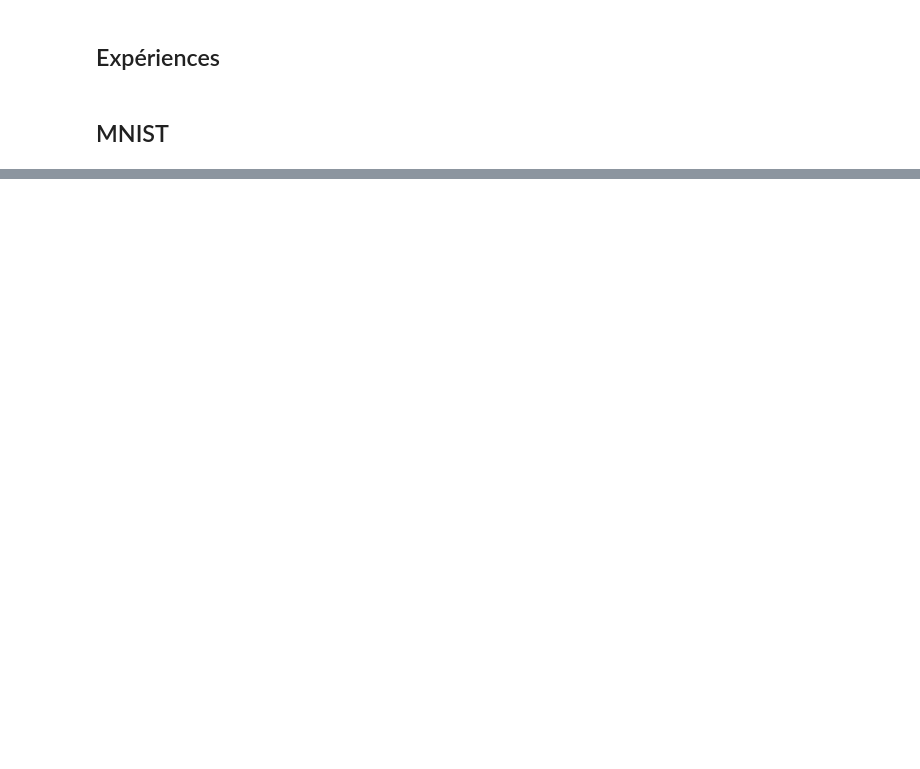
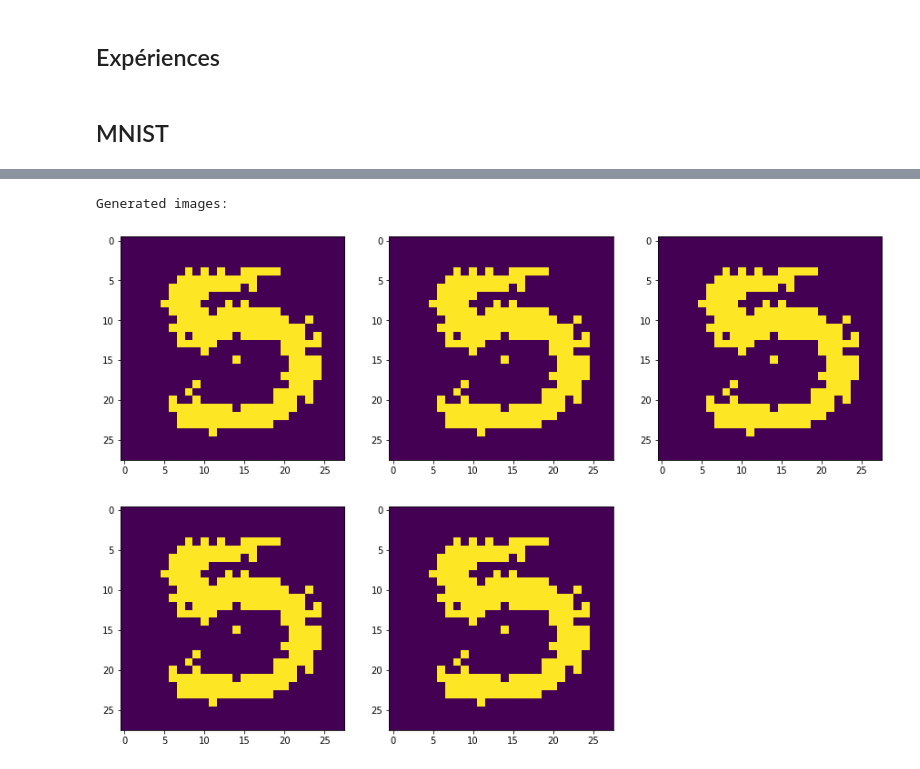
Before and after one commit to EugeneSel/RestrictedBoltzmannMachines, a Jupyter notebook: sielskyi_tp_rbm.ipynb, the cells around one changed output, grey strips where cells are left out. Saved outputs shown, nothing was run; the diff lists cells and outputs as text; code cells hidden in the pictures; blank space fills up the shorter version.

Commit message:
added MNIST trained RBM

```diff
--- a/sielskyi_tp_rbm.ipynb
+++ b/sielskyi_tp_rbm.ipynb
@@ -163,6 +160,9 @@ plt.show()
 # %%
 # load MNIST data - handwritten digits:
 mnist = scipy.io.loadmat('data/mnist_all.mat')
+
+# MNIST image size:
+mnist_img_size = (28, 28)
 # %%
 # Merge training and test data for each class:
 for class_index in range(10):
@@ -170,3 +170,24 @@ for class_index in range(10):
         (mnist['train' + str(class_index)],
         mnist['test' + str(class_index)]), axis=0
     )
+# %%
+# Character classes to learn:
+train_classes = [5]
+
+# Create a MNIST training dataset:
+mnist_dataset = np.concatenate(
+    [mnist['train' + str(class_index)] for class_index in train_classes],
+    axis=0
+)
+
+# Binarise data:
+mnist_dataset = np.where(mnist_dataset > 0, 1, 0)
+# %%
+# Create another RBM:
+mnist_rbm = RBM(mnist_dataset.shape[-1], HIDDEN_UNITS)
+
+# Train RBM on the MNIST data:
+mnist_rbm.train(
+    mnist_dataset, lr=LEARNING_RATE,
+    epochs=EPOCHS, batch_size=BATCH_SIZE * 10
+)
@@ -172,0 +212,22 @@ for class_index in range(10):
+# %%
+test_images = mnist_rbm.generate_images(
+    iter_gibbs=ITER_GIBBS * 5,
+    nb_images=NB_IMAGES,
+    img_size=mnist_img_size
+)
+# %%
+# Number of rows:
+nb_rows = NB_IMAGES // nb_imgs_per_row + 1 \
+            if NB_IMAGES % nb_imgs_per_row \
+            else NB_IMAGES // nb_imgs_per_row
+
+# Output generated images:
+print("Generated images:")
+plt.figure(figsize=(5 * nb_imgs_per_row, 5 * nb_rows))
+for i, image in enumerate(test_images, 1):
+    plt.subplot(nb_rows, nb_imgs_per_row, i)
+    plt.imshow(image)
+plt.show()
+# %% [output]
+Generated images:
+[figure, added]
```
Also changed, not shown: parts of 5 cells of this notebook, 1 other file.
